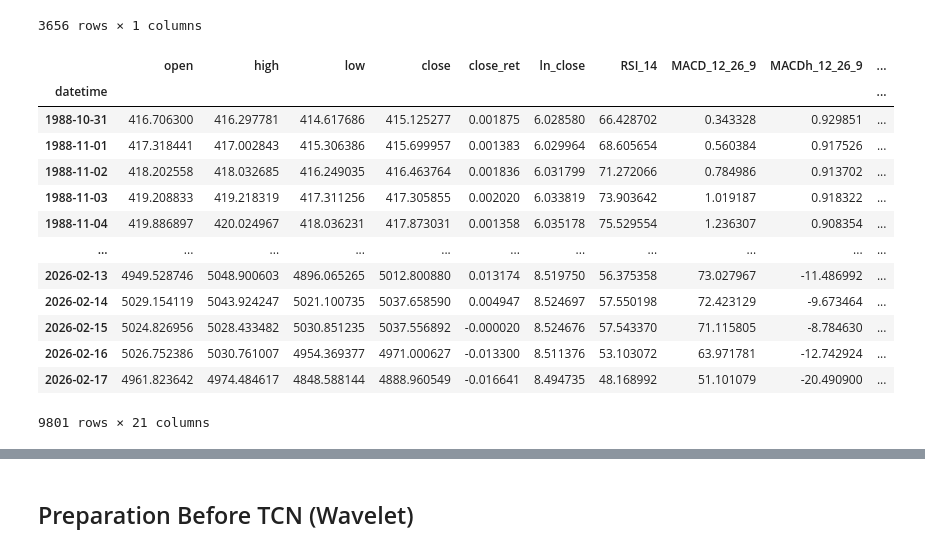
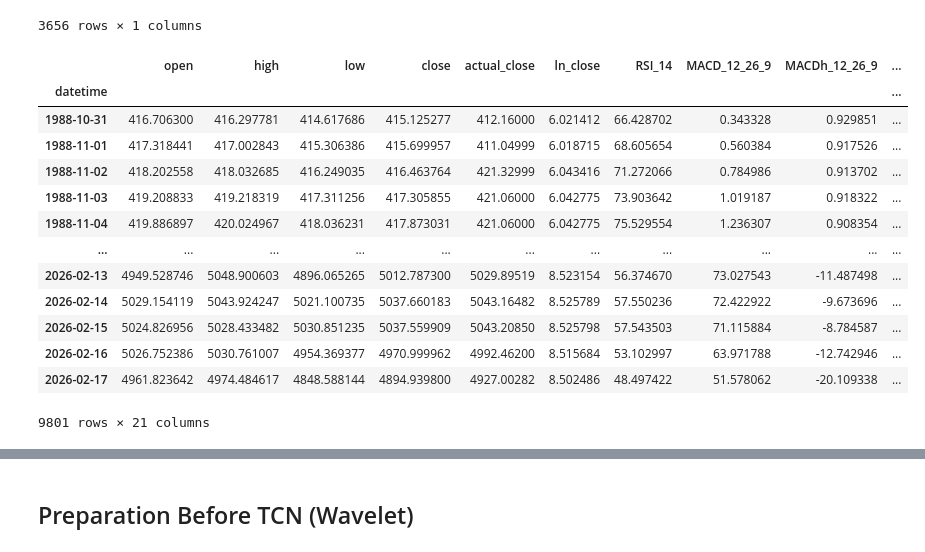
Before and after one commit to FulinQ/AQT, a Jupyter notebook: Gold/After_Meeting/Model1_ip.ipynb, the cells around one changed output, grey strips where cells are left out. Cells and saved outputs as stored; diff of their text form; code cells hidden in the pictures.

```diff
--- a/Gold/After_Meeting/Model1_ip.ipynb
+++ b/Gold/After_Meeting/Model1_ip.ipynb
@@ -1002,50 +1002,52 @@ macro_daily
 # %%
 df_daily = pd.read_csv('all_gold_data.csv', index_col=0, parse_dates=True)
 df_daily.sort_index(inplace=True)
 df_daily = df_daily[~df_daily.index.duplicated(keep='first')]
+df_daily['actual_close'] = df_daily['close'].copy()
+df_daily['ln_close'] = np.log(df_daily['close'])
+
 for col in ['open', 'high', 'low', 'close']:
     df_daily[col] = denoise_data(df_daily[col].values)
-df_daily['close_ret'] = np.log(df_daily['close']).diff()
-df_daily['ln_close'] = np.log(df_daily['close'])
 
-df_daily.ta.rsi(close='close', length=14, append=True) # Momentum
-df_daily.ta.macd(close='close', fast=12, slow=26, signal=9, append=True) # Trend & Momentum
-df_daily.ta.adx(length=14, append=True) # Trend Strength
-df_daily.ta.cci(length=20, append=True) # Cyclical Trend
-df_daily.ta.bbands(length=20, std=2, append=True) # Volatility
-df_daily.ta.atr(length=14, append=True) # Volatility
+# Momentum & Trend
+df_daily.ta.rsi(length=14, append=True)
+df_daily.ta.macd(fast=12, slow=26, signal=9, append=True)
+df_daily.ta.adx(length=14, append=True)
+df_daily.ta.cci(length=20, append=True)
+
+# Volatility & Bands
+df_daily.ta.bbands(length=20, std=2, append=True)
+df_daily.ta.atr(length=14, append=True)
+
+# Moving Average Distances
 df_daily.ta.ema(length=50, append=True)
 df_daily.ta.ema(length=200, append=True)
 df_daily['dist_ema50'] = (df_daily['close'] - df_daily['EMA_50']) / df_daily['EMA_50']
 df_daily['dist_ema200'] = (df_daily['close'] - df_daily['EMA_200']) / df_daily['EMA_200']
+
+# Statistical & Others
 df_daily['daily_range'] = (df_daily['high'] - df_daily['low']) / df_daily['open']
-
 rolling_mean = df_daily['close'].rolling(window=20).mean()
 rolling_std = df_daily['close'].rolling(window=20).std()
 df_daily['z_score'] = (df_daily['close'] - rolling_mean) / rolling_std
 
-cols_to_drop = [
-    'EMA_50', 'EMA_200',      # เราใช้ dist_ema แทนแล้ว
-    'BBU_20_2.0', 'BBL_20_2.0', 'BBM_20_2.0' # เราใช้ bb_width กับ bb_percentage แทนแล้ว
-]
-
-cols_to_drop = [c for c in cols_to_drop if c in df_daily.columns]
-df_daily.drop(columns=cols_to_drop, inplace=True)
+cols_to_drop = ['EMA_50', 'EMA_200', 'BBU_20_2.0', 'BBL_20_2.0', 'BBM_20_2.0']
+df_daily.drop(columns=[c for c in cols_to_drop if c in df_daily.columns], inplace=True)
 df_daily.dropna(inplace=True)
 df_daily
 # %% [output]
-|  | open | high | low | close | close_ret | ln_close | RSI_14 | MACD_12_26_9 | MACDh_12_26_9 | ... |
+|  | open | high | low | close | actual_close | ln_close | RSI_14 | MACD_12_26_9 | MACDh_12_26_9 | ... |
 | datetime |  |  |  |  |  |  |  |  |  | ... |
-| 1988-10-31 | 416.706300 | 416.297781 | 414.617686 | 415.125277 | 0.001875 | 6.028580 | 66.428702 | 0.343328 | 0.929851 | ... |
-| 1988-11-01 | 417.318441 | 417.002843 | 415.306386 | 415.699957 | 0.001383 | 6.029964 | 68.605654 | 0.560384 | 0.917526 | ... |
-| 1988-11-02 | 418.202558 | 418.032685 | 416.249035 | 416.463764 | 0.001836 | 6.031799 | 71.272066 | 0.784986 | 0.913702 | ... |
-| 1988-11-03 | 419.208833 | 419.218319 | 417.311256 | 417.305855 | 0.002020 | 6.033819 | 73.903642 | 1.019187 | 0.918322 | ... |
-| 1988-11-04 | 419.886897 | 420.024967 | 418.036231 | 417.873031 | 0.001358 | 6.035178 | 75.529554 | 1.236307 | 0.908354 | ... |
+| 1988-10-31 | 416.706300 | 416.297781 | 414.617686 | 415.125277 | 412.16000 | 6.021412 | 66.428702 | 0.343328 | 0.929851 | ... |
+| 1988-11-01 | 417.318441 | 417.002843 | 415.306386 | 415.699957 | 411.04999 | 6.018715 | 68.605654 | 0.560384 | 0.917526 | ... |
+| 1988-11-02 | 418.202558 | 418.032685 | 416.249035 | 416.463764 | 421.32999 | 6.043416 | 71.272066 | 0.784986 | 0.913702 | ... |
+| 1988-11-03 | 419.208833 | 419.218319 | 417.311256 | 417.305855 | 421.06000 | 6.042775 | 73.903642 | 1.019187 | 0.918322 | ... |
+| 1988-11-04 | 419.886897 | 420.024967 | 418.036231 | 417.873031 | 421.06000 | 6.042775 | 75.529554 | 1.236307 | 0.908354 | ... |
 | ... | ... | ... | ... | ... | ... | ... | ... | ... | ... | ... |
-| 2026-02-13 | 4949.528746 | 5048.900603 | 4896.065265 | 5012.800880 | 0.013174 | 8.519750 | 56.375358 | 73.027967 | -11.486992 | ... |
-| 2026-02-14 | 5029.154119 | 5043.924247 | 5021.100735 | 5037.658590 | 0.004947 | 8.524697 | 57.550198 | 72.423129 | -9.673464 | ... |
-| 2026-02-15 | 5024.826956 | 5028.433482 | 5030.851235 | 5037.556892 | -0.000020 | 8.524676 | 57.543370 | 71.115805 | -8.784630 | ... |
-| 2026-02-16 | 5026.752386 | 5030.761007 | 4954.369377 | 4971.000627 | -0.013300 | 8.511376 | 53.103072 | 63.971781 | -12.742924 | ... |
-| 2026-02-17 | 4961.823642 | 4974.484617 | 4848.588144 | 4888.960549 | -0.016641 | 8.494735 | 48.168992 | 51.101079 | -20.490900 | ... |
+| 2026-02-13 | 4949.528746 | 5048.900603 | 4896.065265 | 5012.787300 | 5029.89519 | 8.523154 | 56.374670 | 73.027543 | -11.487498 | ... |
+| 2026-02-14 | 5029.154119 | 5043.924247 | 5021.100735 | 5037.660183 | 5043.16482 | 8.525789 | 57.550236 | 72.422922 | -9.673696 | ... |
+| 2026-02-15 | 5024.826956 | 5028.433482 | 5030.851235 | 5037.559909 | 5043.20850 | 8.525798 | 57.543503 | 71.115884 | -8.784587 | ... |
+| 2026-02-16 | 5026.752386 | 5030.761007 | 4954.369377 | 4970.999962 | 4992.46200 | 8.515684 | 53.102997 | 63.971788 | -12.742946 | ... |
+| 2026-02-17 | 4961.823642 | 4974.484617 | 4848.588144 | 4894.939800 | 4927.00282 | 8.502486 | 48.497422 | 51.578062 | -20.109338 | ... |
 9801 rows × 21 columns
 # %%
```
Also changed, not shown: parts of 9 cells of this notebook, 3 other files.
